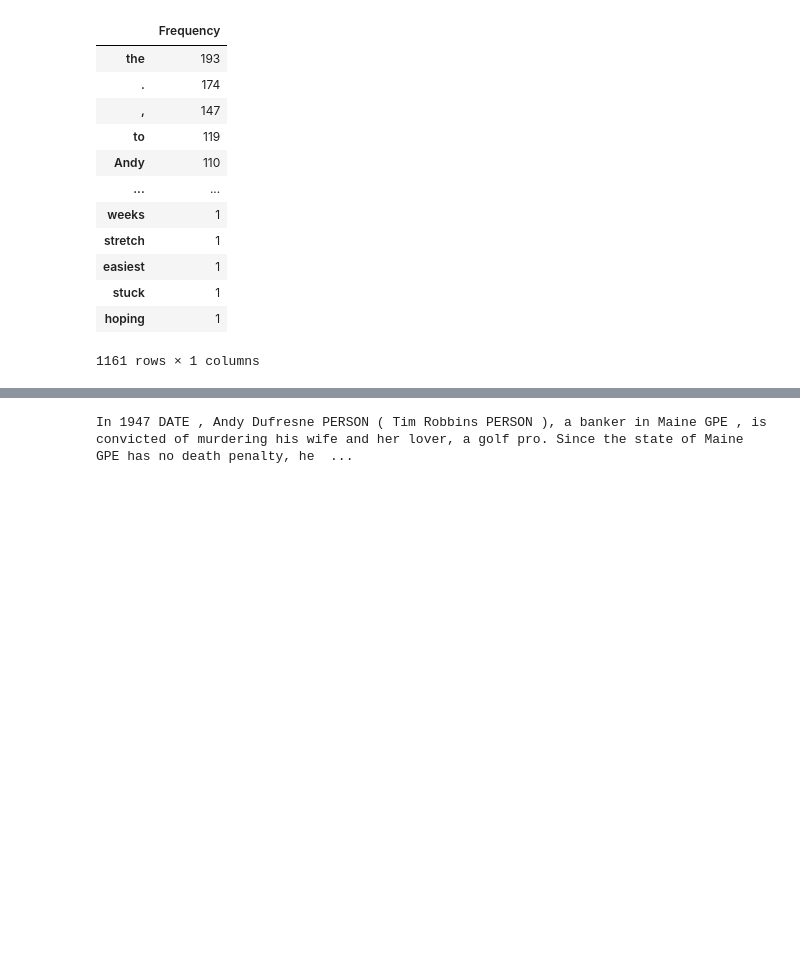
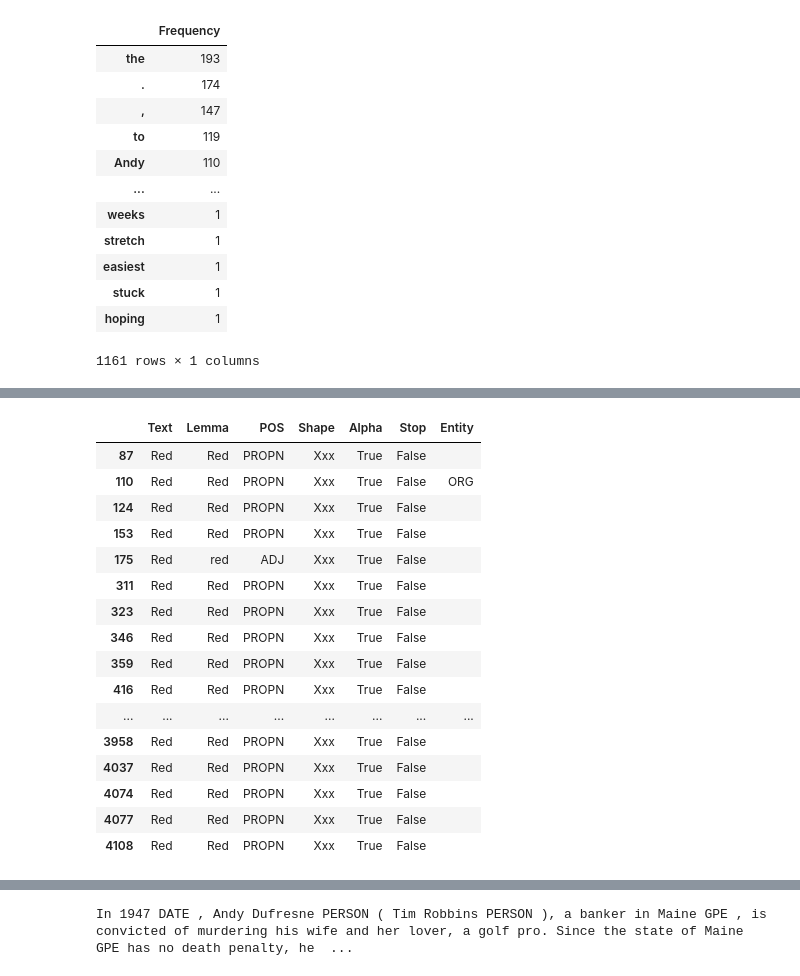
Before and after one commit to Schlagoo/nlp_project_sose20, a Jupyter notebook: code/2_nlp_validation_schlaak_weise.ipynb, the cells around one changed output, grey strips where cells are left out. Saved outputs shown, nothing was run; the diff lists cells and outputs as text; code cells hidden in the pictures; blank space fills up the shorter version.

```diff
--- a/code/2_nlp_validation_schlaak_weise.ipynb
+++ b/code/2_nlp_validation_schlaak_weise.ipynb
@@ -76,3 +97,3 @@ Wir können nun untersuchen, ob *spaCy* eine erfolgreiche Lemmatisierung/POS-Tag
 # %%
-pos = [{'Text': token.text, 'Lemma': token.lemma_, 'POS tag': token.pos_, 'Shape': token.shape_, 'Alpha': token.is_alpha, 'Stop': token.is_stop, 'Entity': token.ent_type_} for token in document]
+pos = [{'Text': token.text, 'Lemma': token.lemma_, 'POS': token.pos_, 'Shape': token.shape_, 'Alpha': token.is_alpha, 'Stop': token.is_stop, 'Entity': token.ent_type_} for token in document]
 tokens = pd.DataFrame(pos)
@@ -205,0 +215,20 @@ Unsere Zusammenfassung enthält anscheinend nur ein mal das Wort Mafia. Wir kön
+# %%
+tokens.loc[tokens["Text"] == "Red"]
+# %% [output]
+|  | Text | Lemma | POS | Shape | Alpha | Stop | Entity |
+| 87 | Red | Red | PROPN | Xxx | True | False |  |
+| 110 | Red | Red | PROPN | Xxx | True | False | ORG |
+| 124 | Red | Red | PROPN | Xxx | True | False |  |
+| 153 | Red | Red | PROPN | Xxx | True | False |  |
+| 175 | Red | red | ADJ | Xxx | True | False |  |
+| 311 | Red | Red | PROPN | Xxx | True | False |  |
+| 323 | Red | Red | PROPN | Xxx | True | False |  |
+| 346 | Red | Red | PROPN | Xxx | True | False |  |
+| 359 | Red | Red | PROPN | Xxx | True | False |  |
+| 416 | Red | Red | PROPN | Xxx | True | False |  |
+| ... | ... | ... | ... | ... | ... | ... | ... |
+| 3958 | Red | Red | PROPN | Xxx | True | False |  |
+| 4037 | Red | Red | PROPN | Xxx | True | False |  |
+| 4074 | Red | Red | PROPN | Xxx | True | False |  |
+| 4077 | Red | Red | PROPN | Xxx | True | False |  |
+| 4108 | Red | Red | PROPN | Xxx | True | False |  |
```
Also changed, not shown: parts of 61 cells of this notebook, 5 other files.
